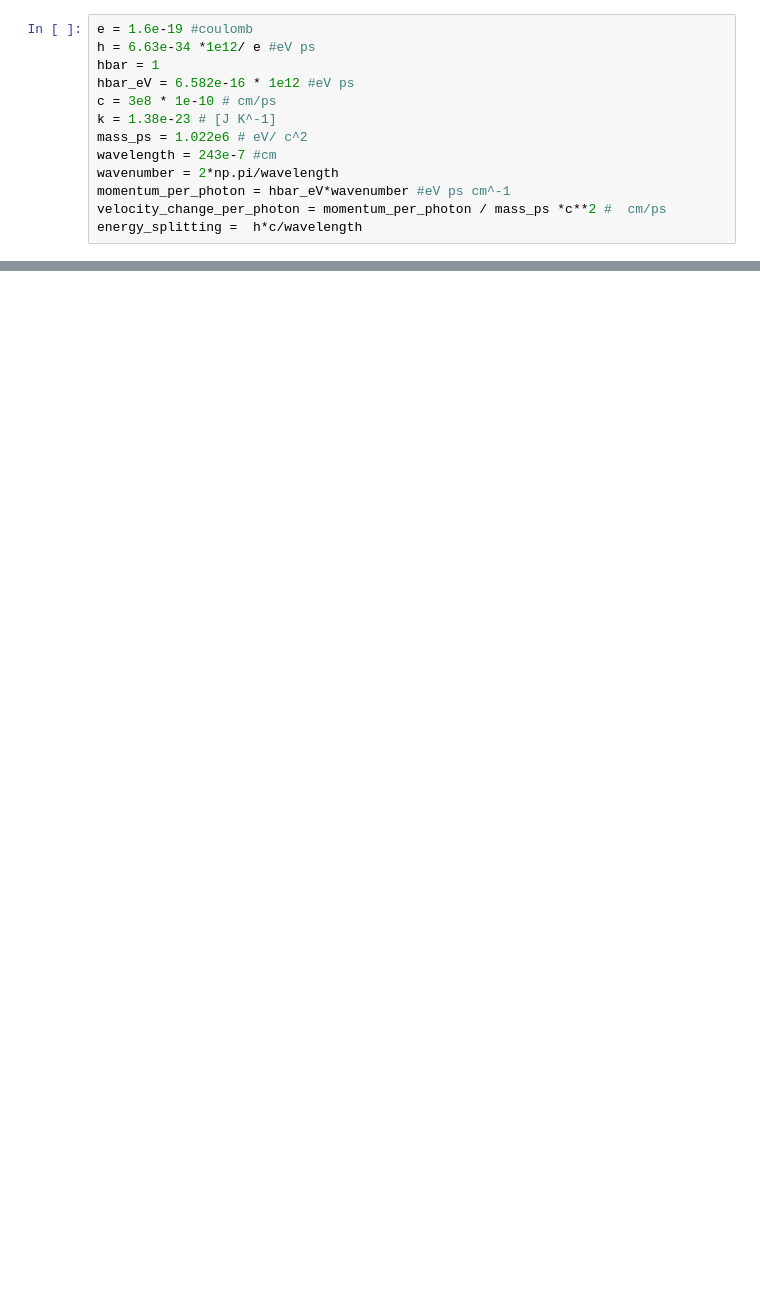
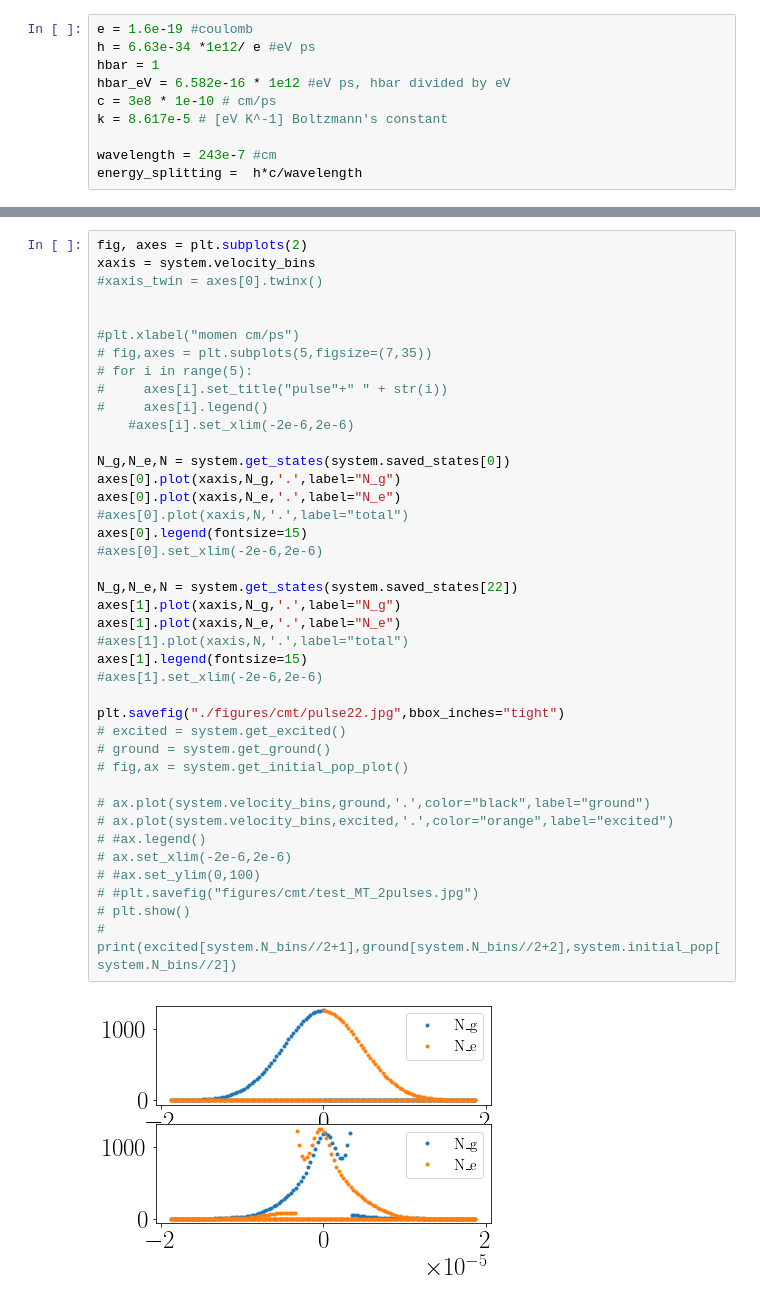
Before and after one commit to Yanaiski/master_thesis, a Jupyter notebook: 04_cmt_tensor.ipynb, the cells around one changed output, grey strips where cells are left out. Cells and saved outputs as stored; diff of their text form; blank space fills up the shorter version.

```diff
--- a/04_cmt_tensor.ipynb
+++ b/04_cmt_tensor.ipynb
@@ -18,14 +19,11 @@ rc('text', usetex=True)
 e = 1.6e-19 #coulomb
 h = 6.63e-34 *1e12/ e #eV ps
 hbar = 1
-hbar_eV = 6.582e-16 * 1e12 #eV ps
+hbar_eV = 6.582e-16 * 1e12 #eV ps, hbar divided by eV
 c = 3e8 * 1e-10 # cm/ps
-k = 1.38e-23 # [J K^-1]
-mass_ps = 1.022e6 # eV/ c^2
+k = 8.617e-5 # [eV K^-1] Boltzmann's constant
+
 wavelength = 243e-7 #cm
-wavenumber = 2*np.pi/wavelength
-momentum_per_photon = hbar_eV*wavenumber #eV ps cm^-1
-velocity_change_per_photon = momentum_per_photon / mass_ps *c**2 #  cm/ps
 energy_splitting =  h*c/wavelength
 # %%
 class laser:
@@ -168,0 +402,42 @@ Qobj data =
+# %%
+fig, axes = plt.subplots(2)
+xaxis = system.velocity_bins
+#xaxis_twin = axes[0].twinx()
+
+
+#plt.xlabel("momen cm/ps")
+# fig,axes = plt.subplots(5,figsize=(7,35))
+# for i in range(5):
+#     axes[i].set_title("pulse"+" " + str(i))
+#     axes[i].legend()
+    #axes[i].set_xlim(-2e-6,2e-6)
+
+N_g,N_e,N = system.get_states(system.saved_states[0])
+axes[0].plot(xaxis,N_g,'.',label="N_g")
+axes[0].plot(xaxis,N_e,'.',label="N_e")
+#axes[0].plot(xaxis,N,'.',label="total")
+axes[0].legend(fontsize=15)
+#axes[0].set_xlim(-2e-6,2e-6)
+
+N_g,N_e,N = system.get_states(system.saved_states[22])
+axes[1].plot(xaxis,N_g,'.',label="N_g")
+axes[1].plot(xaxis,N_e,'.',label="N_e")
+#axes[1].plot(xaxis,N,'.',label="total")
+axes[1].legend(fontsize=15)
+#axes[1].set_xlim(-2e-6,2e-6)
+
+plt.savefig("./figures/cmt/pulse22.jpg",bbox_inches="tight")
+# excited = system.get_excited()
+# ground = system.get_ground()
+# fig,ax = system.get_initial_pop_plot()
+
+# ax.plot(system.velocity_bins,ground,'.',color="black",label="ground")
+# ax.plot(system.velocity_bins,excited,'.',color="orange",label="excited")
+# #ax.legend()
+# ax.set_xlim(-2e-6,2e-6)
+# #ax.set_ylim(0,100)
+# #plt.savefig("figures/cmt/test_MT_2pulses.jpg")
+# plt.show()
+# print(excited[system.N_bins//2+1],ground[system.N_bins//2+2],system.initial_pop[system.N_bins//2])
+# %% [output]
+[figure, added]
```
Also changed, not shown: parts of 13 cells of this notebook, 16 other files.
